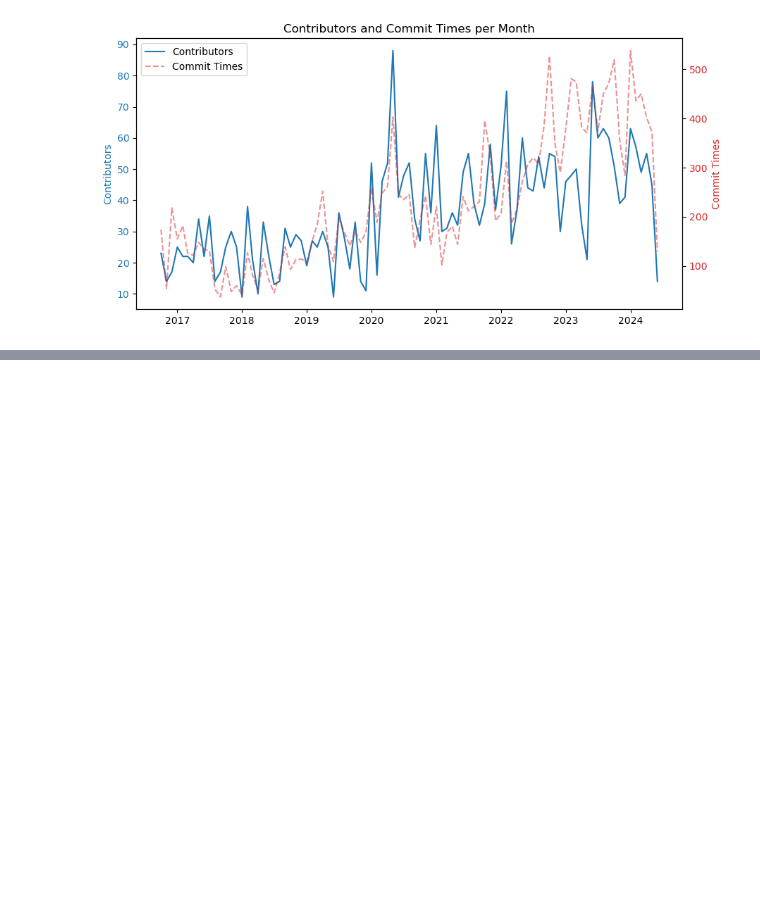
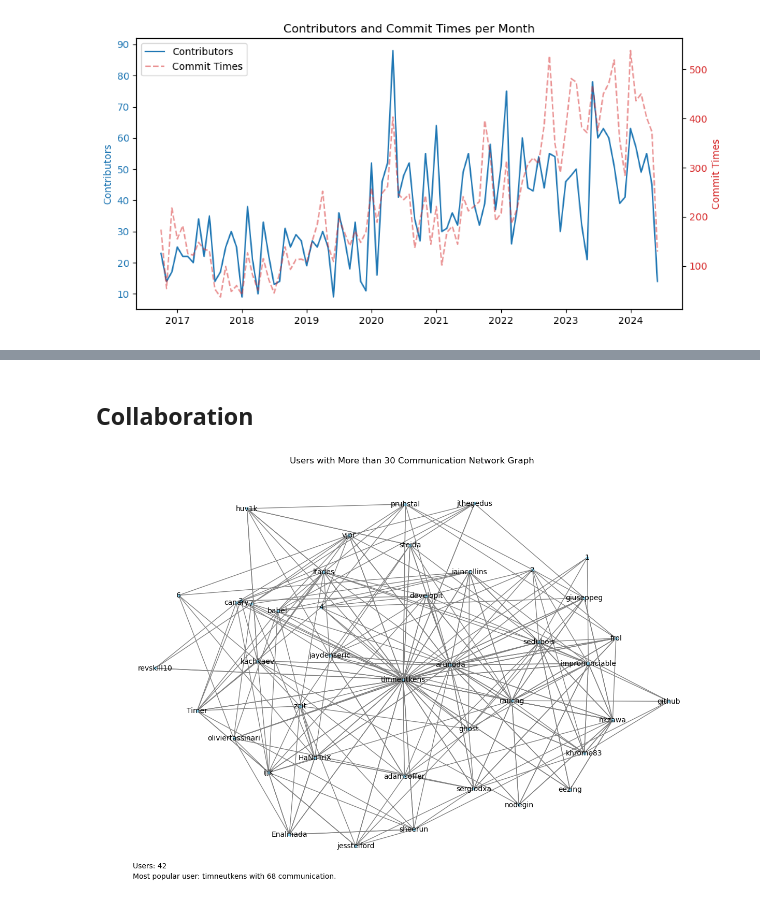
Before and after one commit to its6ueq/AIT2003, a Jupyter notebook: main.ipynb, the cells around one changed output, grey strips where cells are left out. Drawn from its saved outputs; the diff is of its cells as text; code cells hidden in the pictures; blank space fills up the shorter version.

```diff
--- a/main.ipynb
+++ b/main.ipynb
@@ -345,0 +346,46 @@ final.to_csv('Data/Growth/allTime.csv')
+# %% [markdown]
+## Collaboration
+# %%
+raw = pd.read_json("Raw/Collaboration/raw.txt")
+test = pd.json_normalize(raw.user)
+test = test[['login', 'id']]
+test['body'] = raw.body
+test.to_csv('Data/Collaboration/clearedFile.csv')
+# %%
+def extract(text):
+    return re.findall(r'@(\w+)', text)
+names = test['body'].apply(extract).explode().drop_duplicates().reset_index(drop=True)
+edges = []
+for _, row in test.iterrows():
+    login = row['login']
+    body = row['body']
+    mentioned = extract(body)
+    for user in mentioned:
+        if user != login:
+            edges.append((login, user))
+G = nx.DiGraph()
+nodes = list(set(test['login'].tolist() + names.tolist()))
+G.add_nodes_from(nodes)
+G.add_edges_from(edges)
+lessPopular = [node for node in G.nodes() if G.degree(node) < 30]
+G.remove_nodes_from(lessPopular)
+plt.figure(figsize=(12, 8))
+nx.draw(G, nx.kamada_kawai_layout(G), with_labels=True, node_color='skyblue', node_size=10, edge_color='gray', linewidths=1, arrowstyle='-', font_size=10)
+plt.title('Users with More than 30 Communication Network Graph')
+plt.text(-1, -1, f'Users: {len(G.nodes())}')
+mostPopular = 0
+mostPopularUser = ''
+for node in G.nodes():
+    if G.degree(node) > mostPopular:
+        mostPopular = G.degree(node)
+        mostPopularUser = node
+plt.text(-1, -1.05, f'Most popular user: {mostPopularUser} with {mostPopular} communication.')
+plt.show()
+
+final = pd.DataFrame()
+final['node'] = G.nodes()
+final['times'] = [G.degree(node) for node in G.nodes()]
+final = final.sort_values(by = 'times', ascending = False)
+final.to_csv('Data/Collaboration/finalFile.csv')
+# %% [output]
+[figure, added]
```
Also changed, not shown: parts of 2 cells of this notebook, 3 other files.
